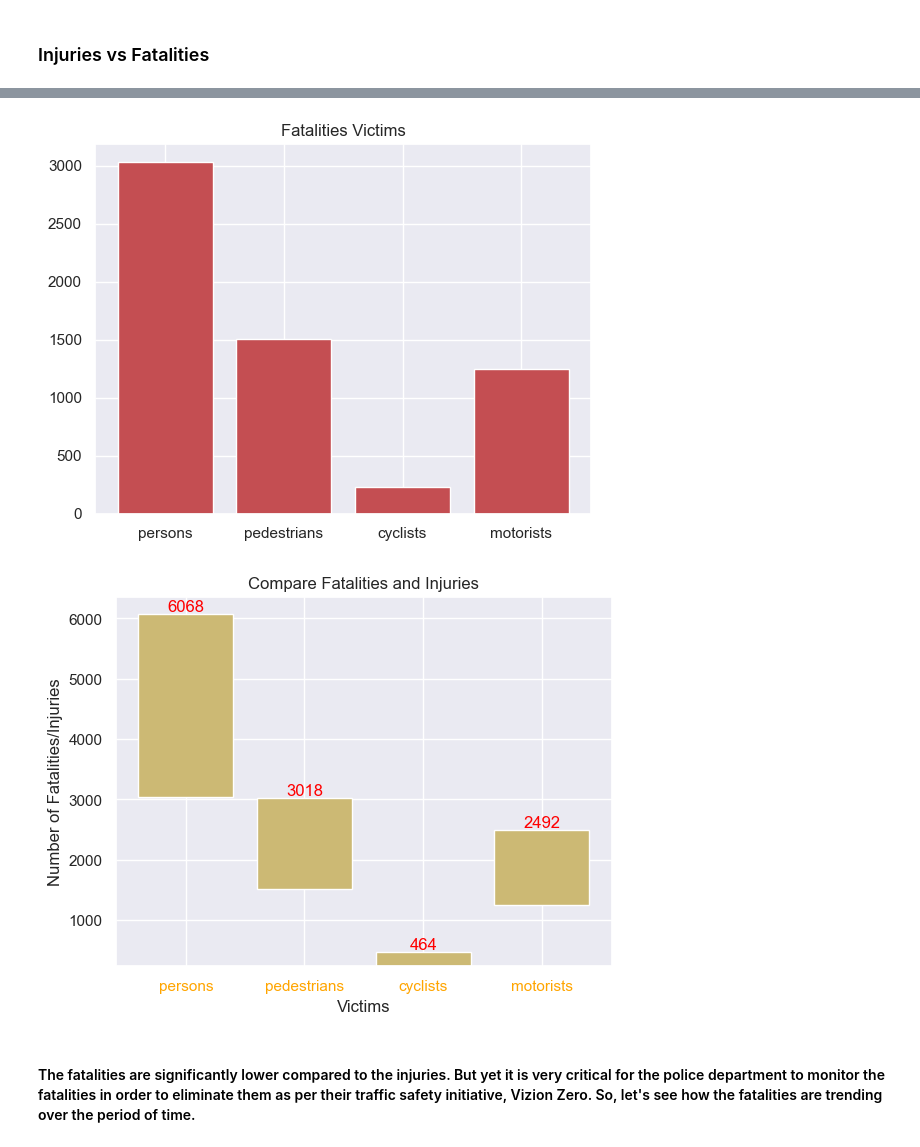
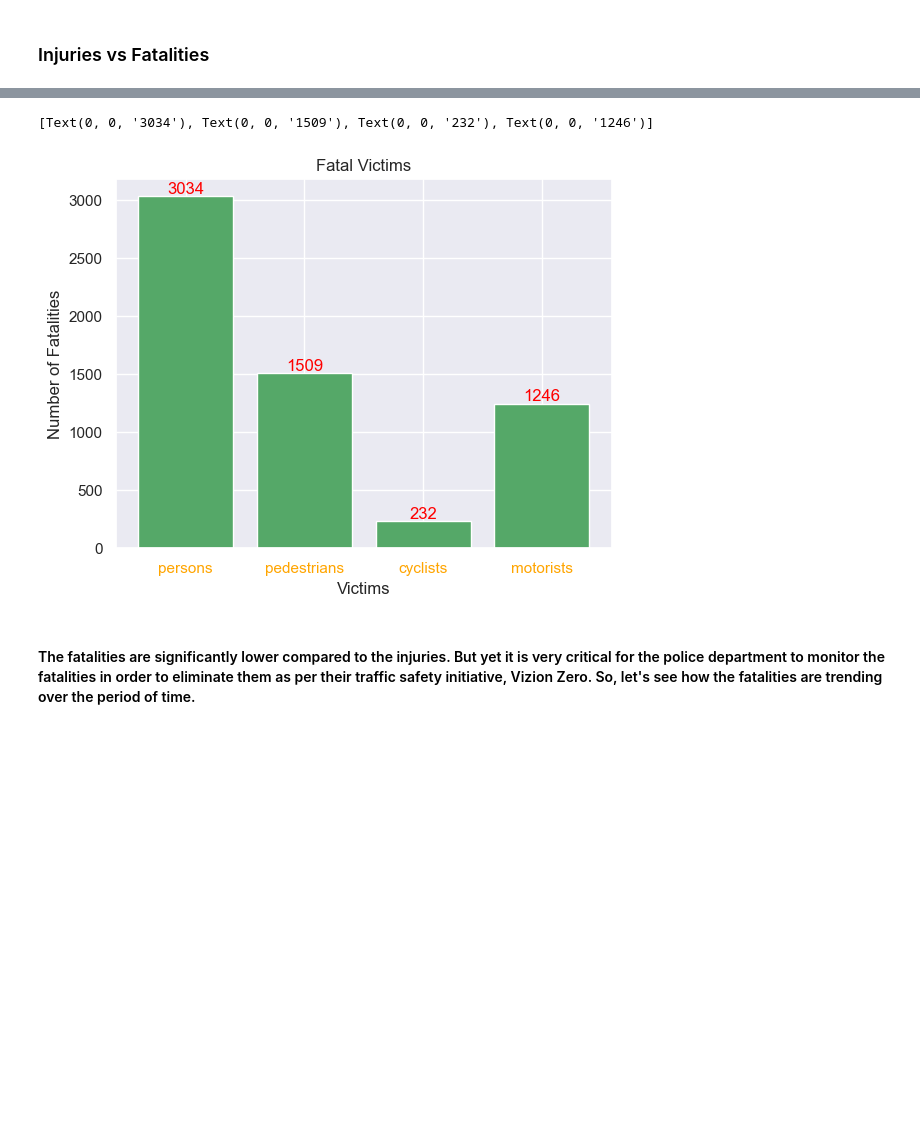
Before and after one commit to Pythorium-Quartet/Motor-Vehicle-Collison-Analysis, a Jupyter notebook: MotorVechicleCollisions_NYC.ipynb, the cells around one changed output, grey strips where cells are left out. Cells and saved outputs as stored; diff of their text form; code cells hidden in the pictures; blank space fills up the shorter version.

Commit message:
Injury and Fatalities chart separated

```diff
--- a/MotorVechicleCollisions_NYC.ipynb
+++ b/MotorVechicleCollisions_NYC.ipynb
@@ -330,22 +330,19 @@ for bars in ax.containers:
 # %%
 #Fatalities - Bar Chart
 
-plt.bar(victims, fatalities, color='r')
-plt.title('Fatalities Victims')
+#plt.bar(victims, fatalities, color='r')
+#plt.title('Fatalities Victims')
 
 fig, ax = plt.subplots()
 ax.set_xlabel('Victims')
-ax.set_ylabel('Number of Fatalities/Injuries')
-ax.set_title('Compare Fatalities and Injuries')
+ax.set_ylabel('Number of Fatalities')
+ax.set_title('Fatal Victims')
 x_pos = np.arange(len(victims))
 ax.set_xticks(x_pos, victims, color='orange')
-#bars = ax.bar(victims, injuries, color='g')
-bars = ax.bar(victims, fatalities, bottom=fatalities, color='y')
-
-for bars in ax.containers:
-    ax.bar_label(bars, color = 'red')
+bars = ax.bar(victims, fatalities, color='g')
+ax.bar_label(bars, color = 'red')
 # %% [output]
+[Text(0, 0, '3034'), Text(0, 0, '1509'), Text(0, 0, '232'), Text(0, 0, '1246')]
-[figure, old version]
+[figure, new version]
-[figure, removed]
 # %% [markdown]
 #### The fatalities are significantly lower compared to the injuries. But yet it is very critical for the police department to monitor the fatalities in order to eliminate them as per their traffic safety initiative, Vizion Zero. So, let's see how the fatalities are trending over the period of time.
```
Also changed, not shown: parts of 3 cells of this notebook.
